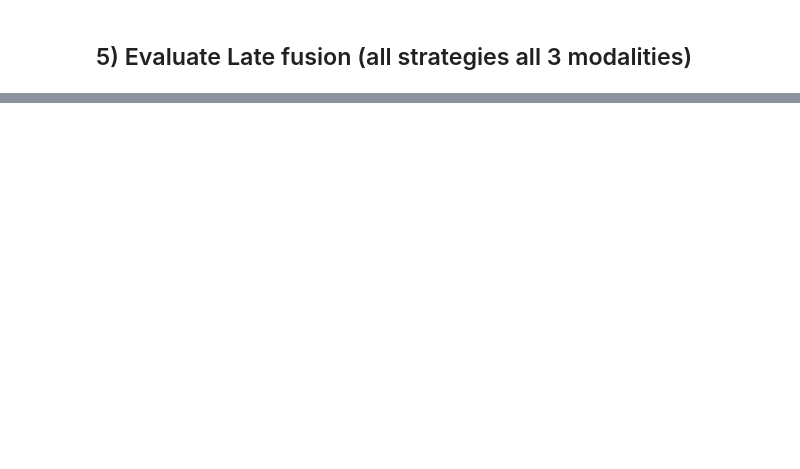
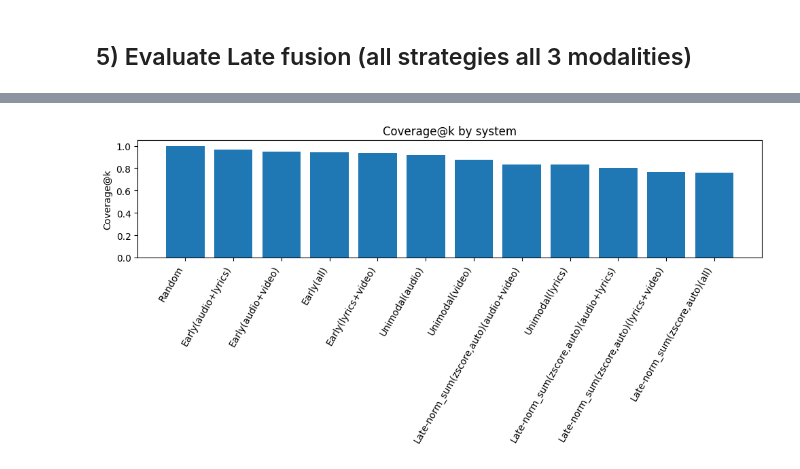
Before and after one commit to JasminKro/mmsr-2025, a Jupyter notebook: evaluation.ipynb, the cells around one changed output, grey strips where cells are left out. Cells and saved outputs as stored; diff of their text form; code cells hidden in the pictures; blank space fills up the shorter version.

```diff
--- a/evaluation.ipynb
+++ b/evaluation.ipynb
@@ -275,0 +437,19 @@ Pop@10 (log1p): 8.1100 | 0.5682
+# %%
+
+df_plot = df_beyond.sort_values("coverage", ascending=False)
+
+plt.figure(figsize=(10, 5))
+plt.bar(df_plot.index, df_plot["coverage"])
+plt.xticks(rotation=60, ha="right")
+plt.ylabel("Coverage@k")
+plt.title("Coverage@k by system")
+plt.tight_layout()
+
+# save
+out_path = os.path.join("eval_images", "coverage_by_system.png")
+plt.savefig(out_path, dpi=200, bbox_inches="tight")
+
+
+plt.show()
+# %% [output]
+[figure, added]
```
Also changed, not shown: parts of 13 cells of this notebook, 7 other files.
